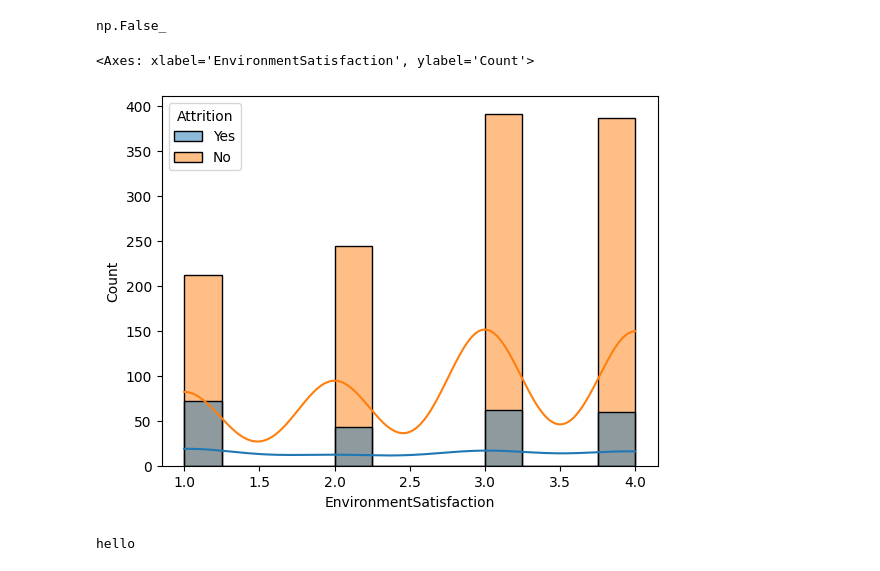
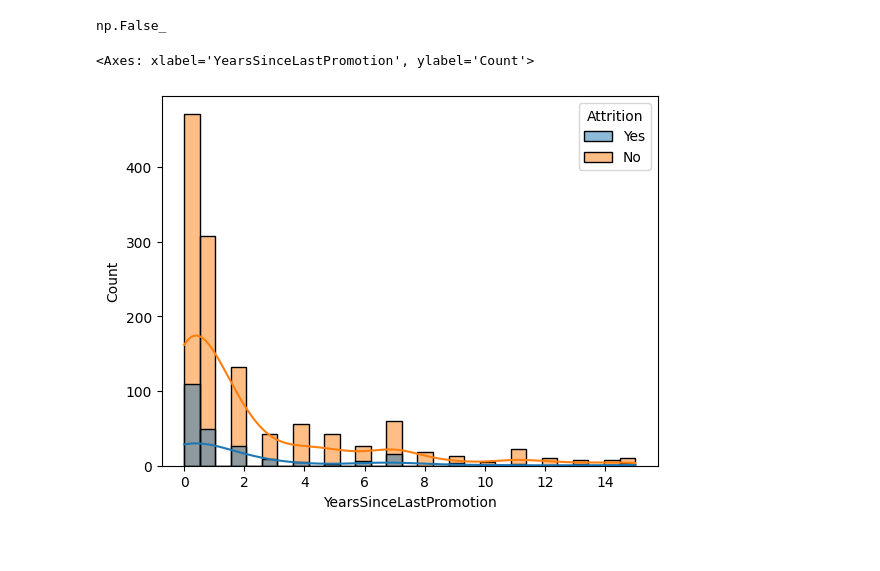
Before and after one commit to Nikesh5005/ML_PROJ, a Jupyter notebook: decision_tree.ipynb, the cells around one changed output. Saved outputs shown, nothing was run; the diff lists cells and outputs as text; code cells hidden in the pictures.

```diff
--- a/decision_tree.ipynb
+++ b/decision_tree.ipynb
@@ -91,11 +91,7 @@ df.duplicated().any()
 # %% [output]
 np.False_
 # %%
-sns.histplot(data=df , x='EnvironmentSatisfaction',kde=True, hue="Attrition")
+sns.histplot(data=df , x='YearsSinceLastPromotion',kde=True, hue="Attrition")
 # %% [output]
-<Axes: xlabel='EnvironmentSatisfaction', ylabel='Count'>
+<Axes: xlabel='YearsSinceLastPromotion', ylabel='Count'>
-[figure, old version]
+[figure, new version]
-# %%
-print("hello")
-# %% [output]
-hello
```
Also changed, not shown: parts of 1 cell of this notebook.
